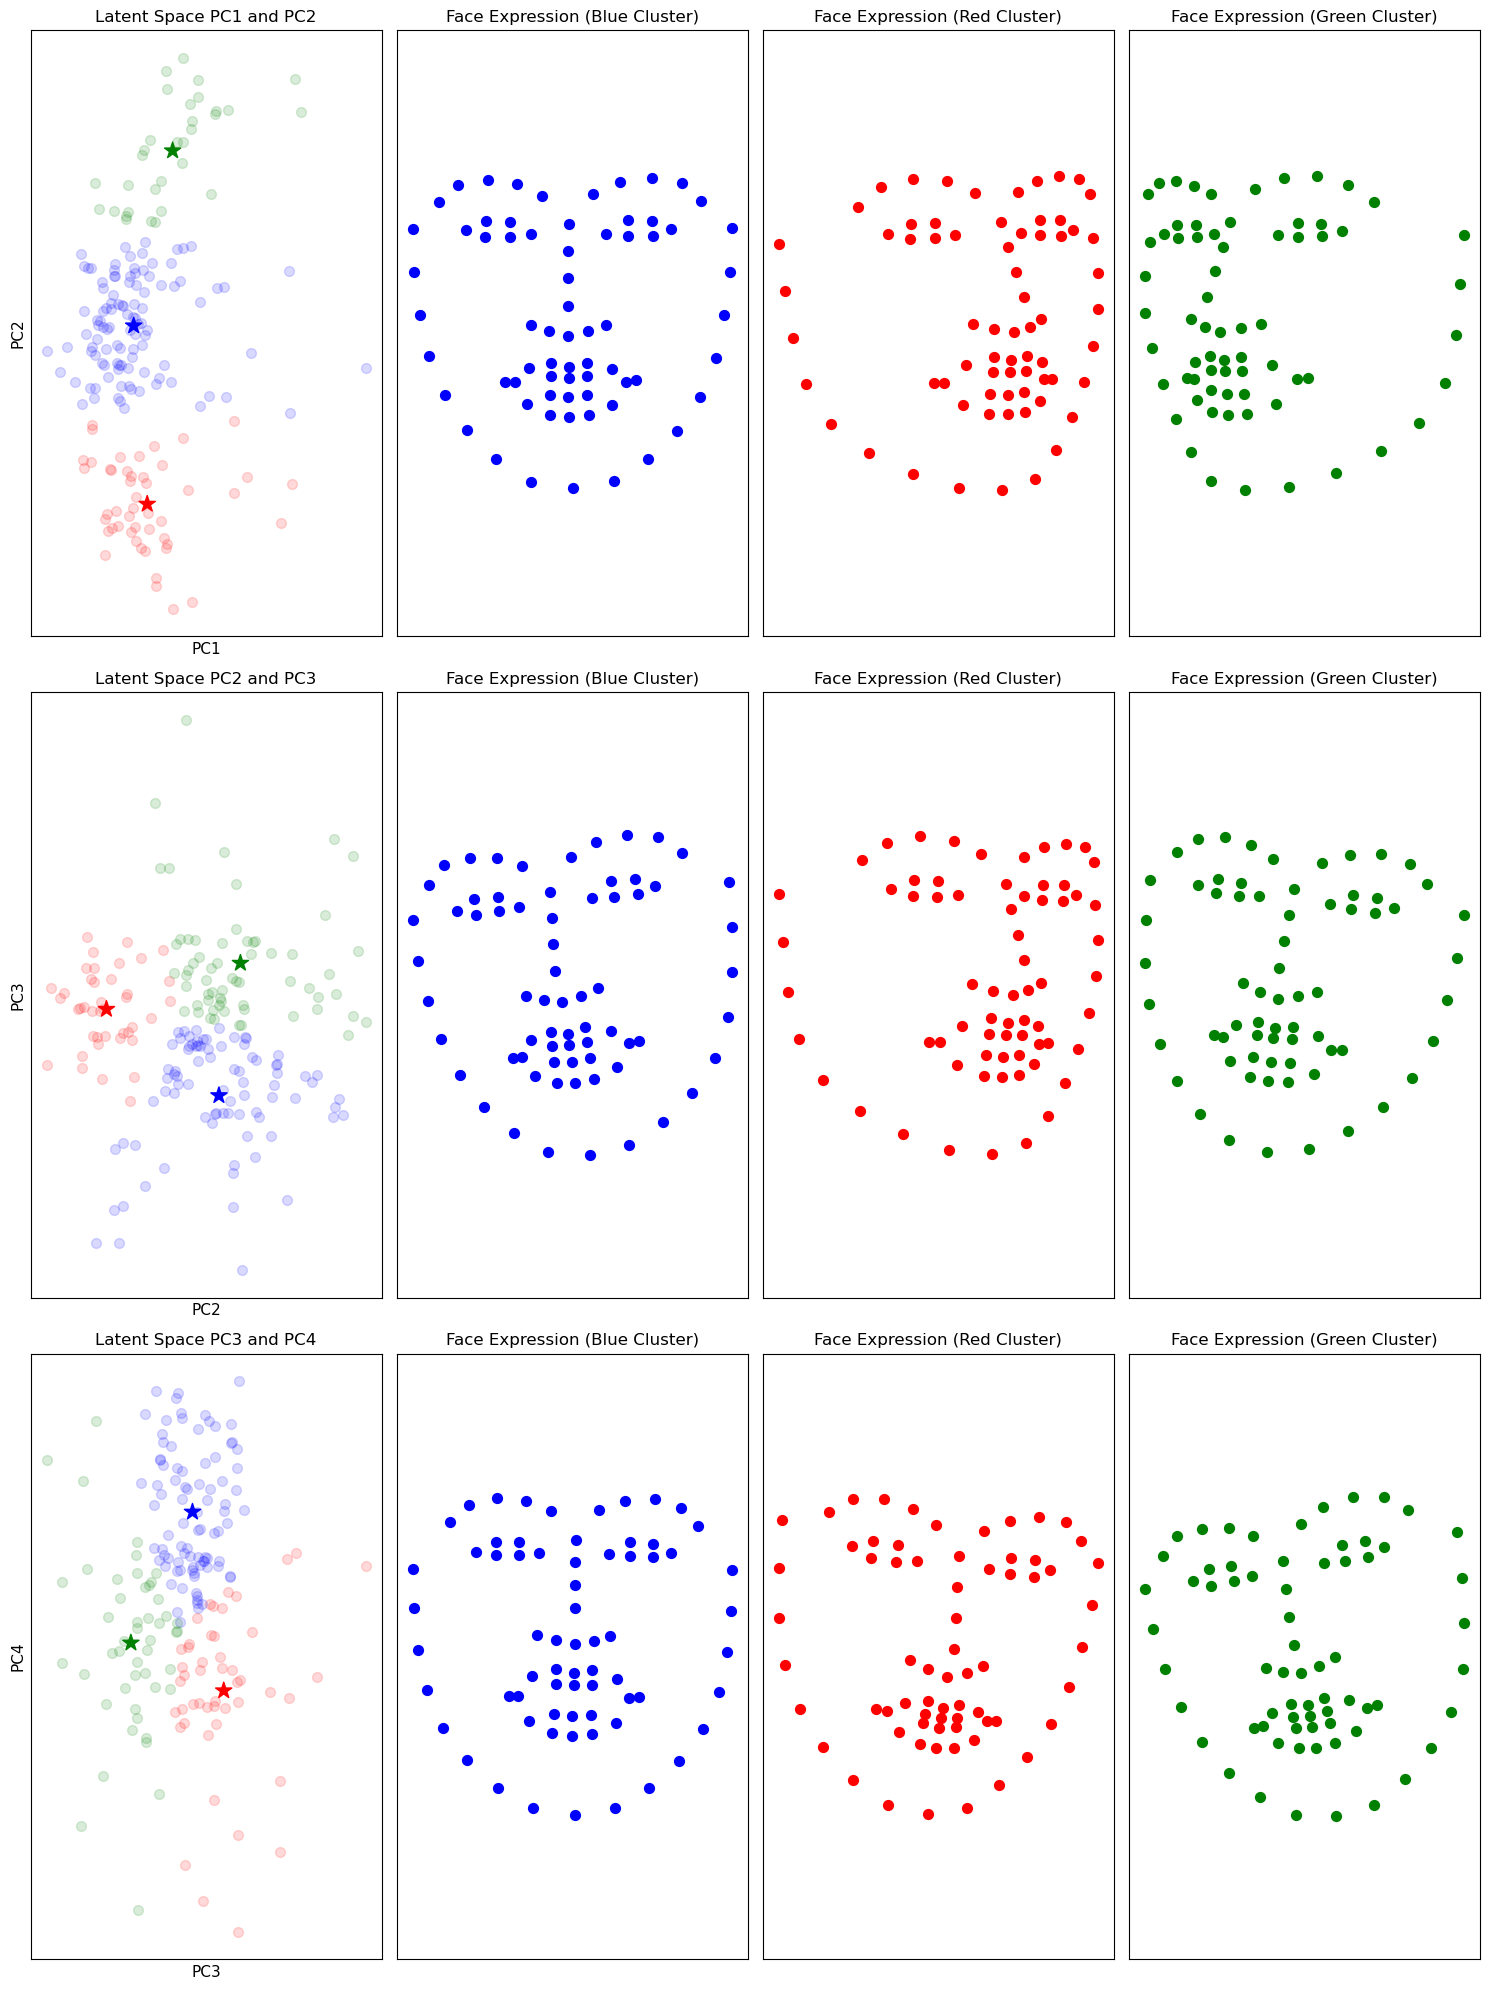
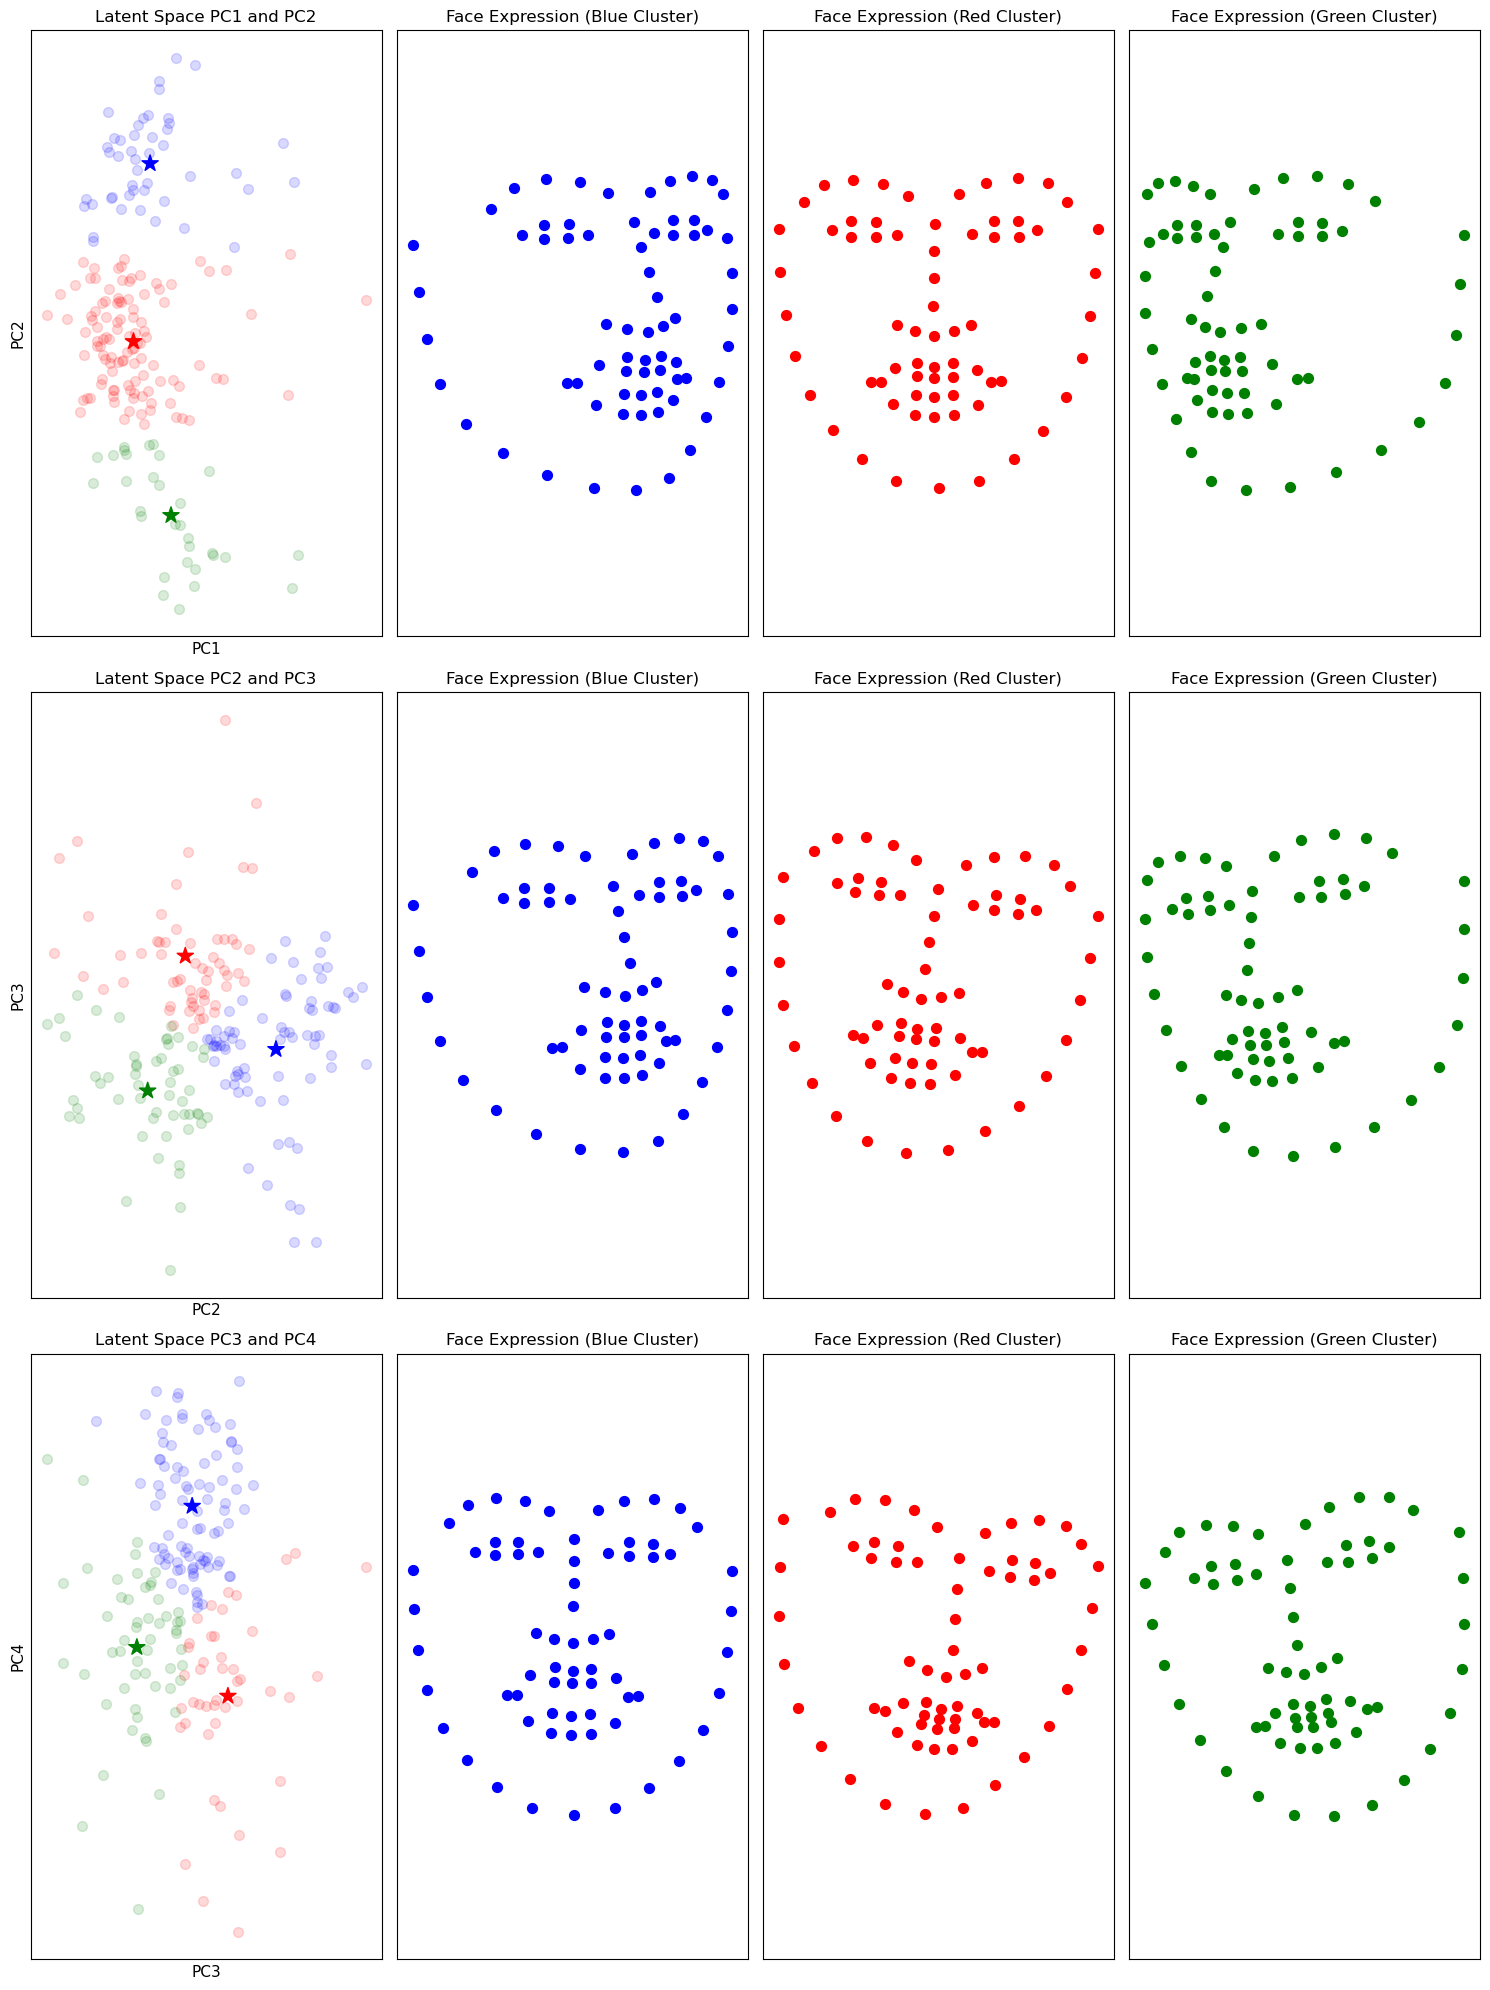
Unified diff of the notebook cell whose output changed from the first chart to the second:
--- before
+++ after
@@ -57,22 +57,6 @@
         ax.set_yticks([])
         ax.set_title(f"Face Expression ({colors[cluster_id]} Cluster)")
-        ax.set_aspect('equal', adjustable='datalim')
+        ax.axis('equal')
 
 plt.tight_layout()
 plt.show()
-
-
-
- 
-
-
-
-
-
-
-
-
-
-
-
-

Commit: Used axis('equal')